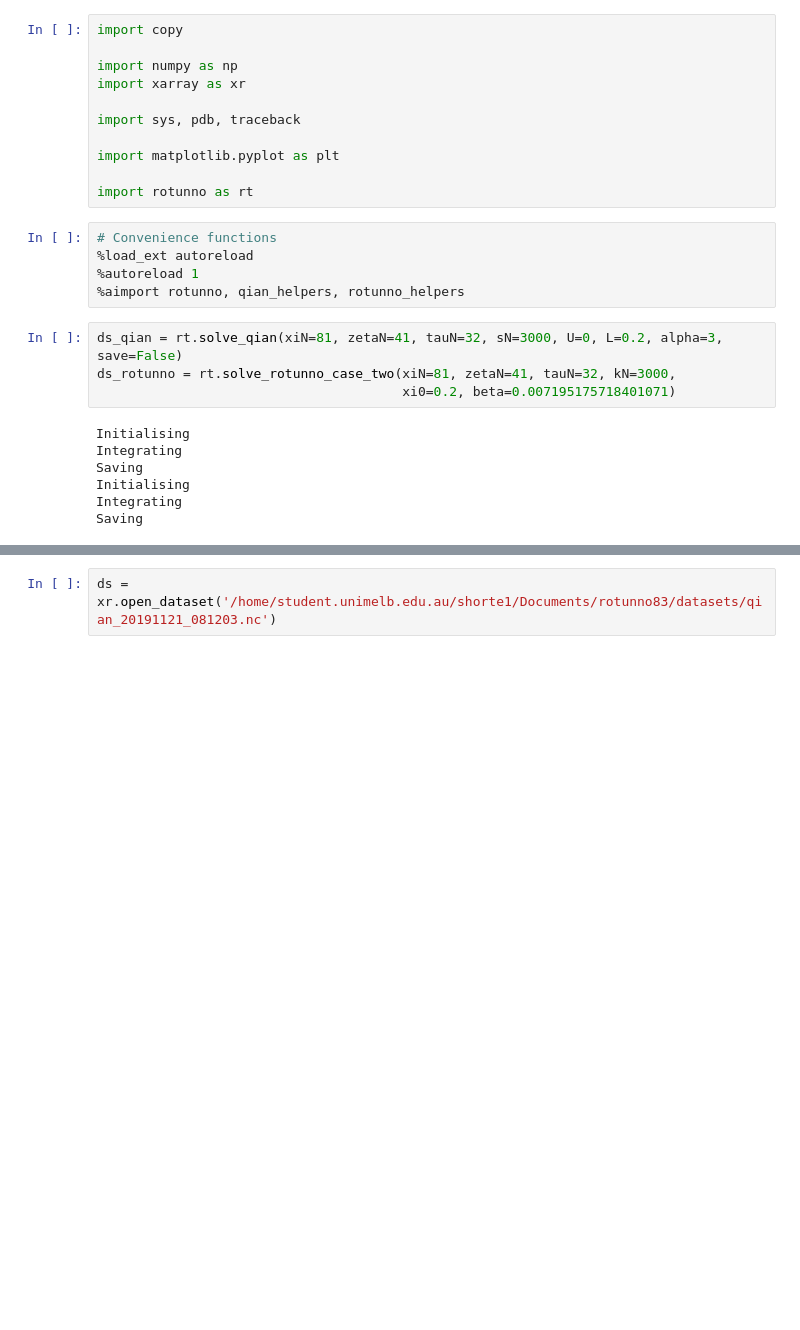
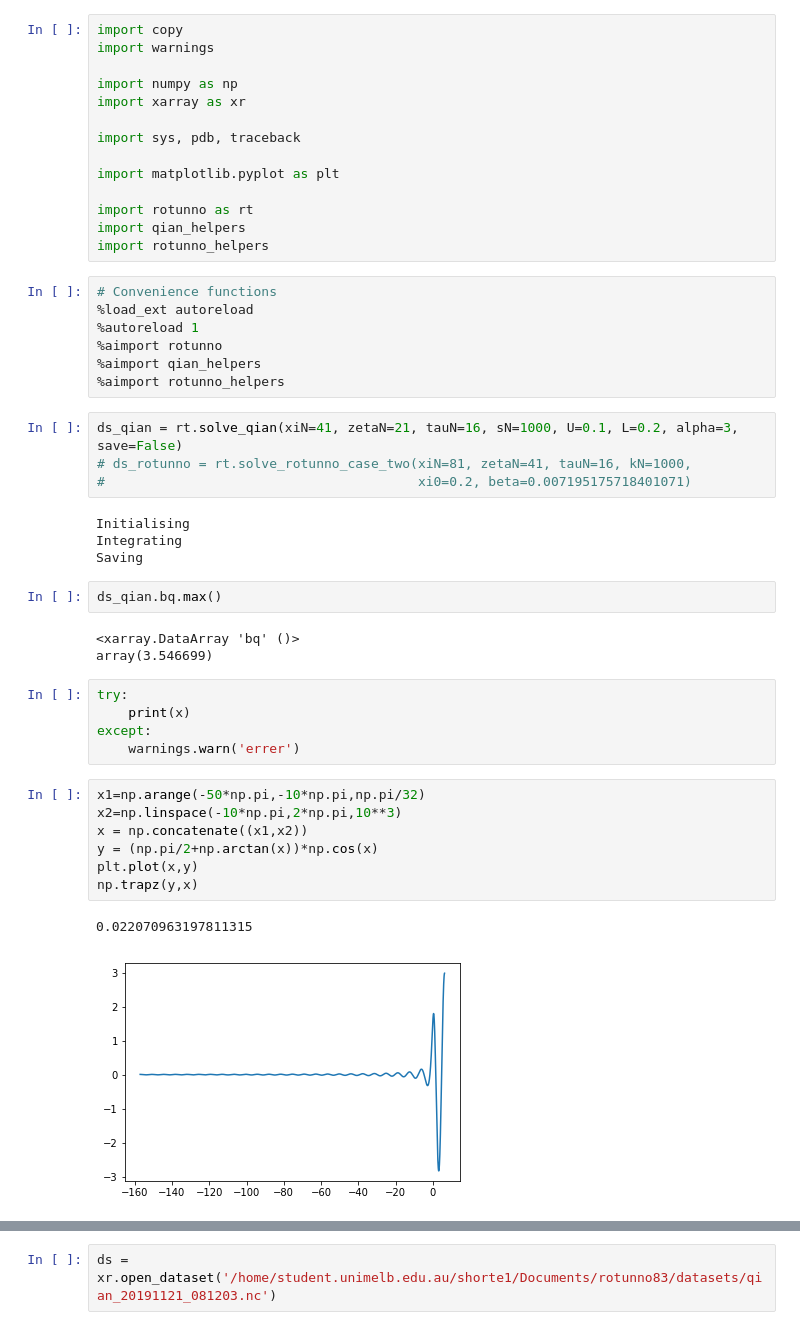
Before and after one commit to eshort0401/rotunno83, a Jupyter notebook: python_scripts/rotunno83.ipynb, the cells around one changed output, grey strips where cells are left out. Saved outputs shown, nothing was run; the diff lists cells and outputs as text; blank space fills up the shorter version.

```diff
--- a/python_scripts/rotunno83.ipynb
+++ b/python_scripts/rotunno83.ipynb
@@ -1,5 +1,6 @@
 # %%
 import copy
+import warnings
 
 import numpy as np
 import xarray as xr
@@ -9,21 +10,42 @@ import sys, pdb, traceback
 import matplotlib.pyplot as plt
 
 import rotunno as rt
+import qian_helpers
+import rotunno_helpers
 # %%
 # Convenience functions
 %load_ext autoreload
 %autoreload 1
-%aimport rotunno, qian_helpers, rotunno_helpers
+%aimport rotunno
+%aimport qian_helpers
+%aimport rotunno_helpers
 # %%
-ds_qian = rt.solve_qian(xiN=81, zetaN=41, tauN=32, sN=3000, U=0, L=0.2, alpha=3, save=False)
-ds_rotunno = rt.solve_rotunno_case_two(xiN=81, zetaN=41, tauN=32, kN=3000,
-                                       xi0=0.2, beta=0.007195175718401071)
+ds_qian = rt.solve_qian(xiN=41, zetaN=21, tauN=16, sN=1000, U=0.1, L=0.2, alpha=3, save=False)
+# ds_rotunno = rt.solve_rotunno_case_two(xiN=81, zetaN=41, tauN=16, kN=1000,
+#                                        xi0=0.2, beta=0.007195175718401071)
 # %% [output]
 Initialising
 Integrating
 Saving
-Initialising
-Integrating
-Saving
+# %%
+ds_qian.bq.max()
+# %% [output]
+<xarray.DataArray 'bq' ()>
+array(3.546699)
+# %%
+try:
+    print(x)
+except:
+    warnings.warn('errer')
+# %%
+x1=np.arange(-50*np.pi,-10*np.pi,np.pi/32)
+x2=np.linspace(-10*np.pi,2*np.pi,10**3)
+x = np.concatenate((x1,x2))
+y = (np.pi/2+np.arctan(x))*np.cos(x)
+plt.plot(x,y)
+np.trapz(y,x)
+# %% [output]
+0.022070963197811315
+[figure, added]
 # %%
 omega = 2*np.pi/(24*3600)
```
Also changed, not shown: parts of 3 cells of this notebook, 6 other files.
